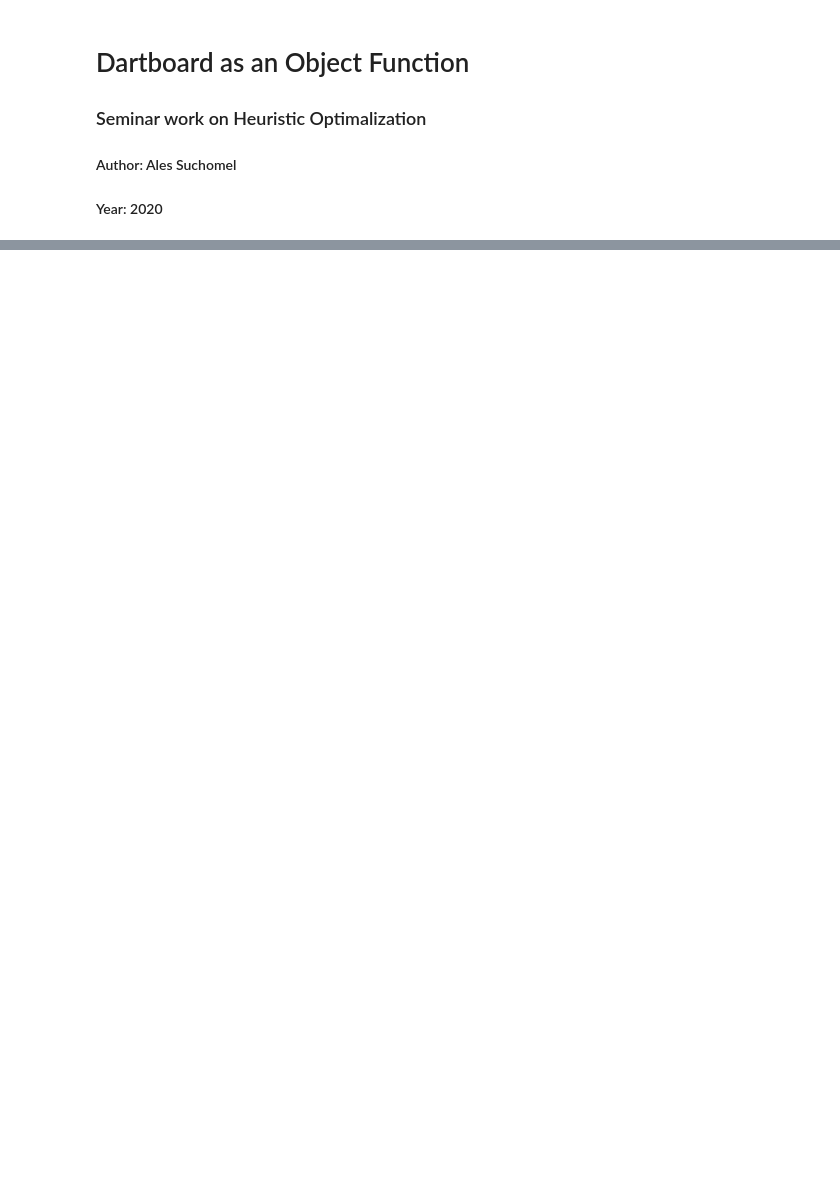
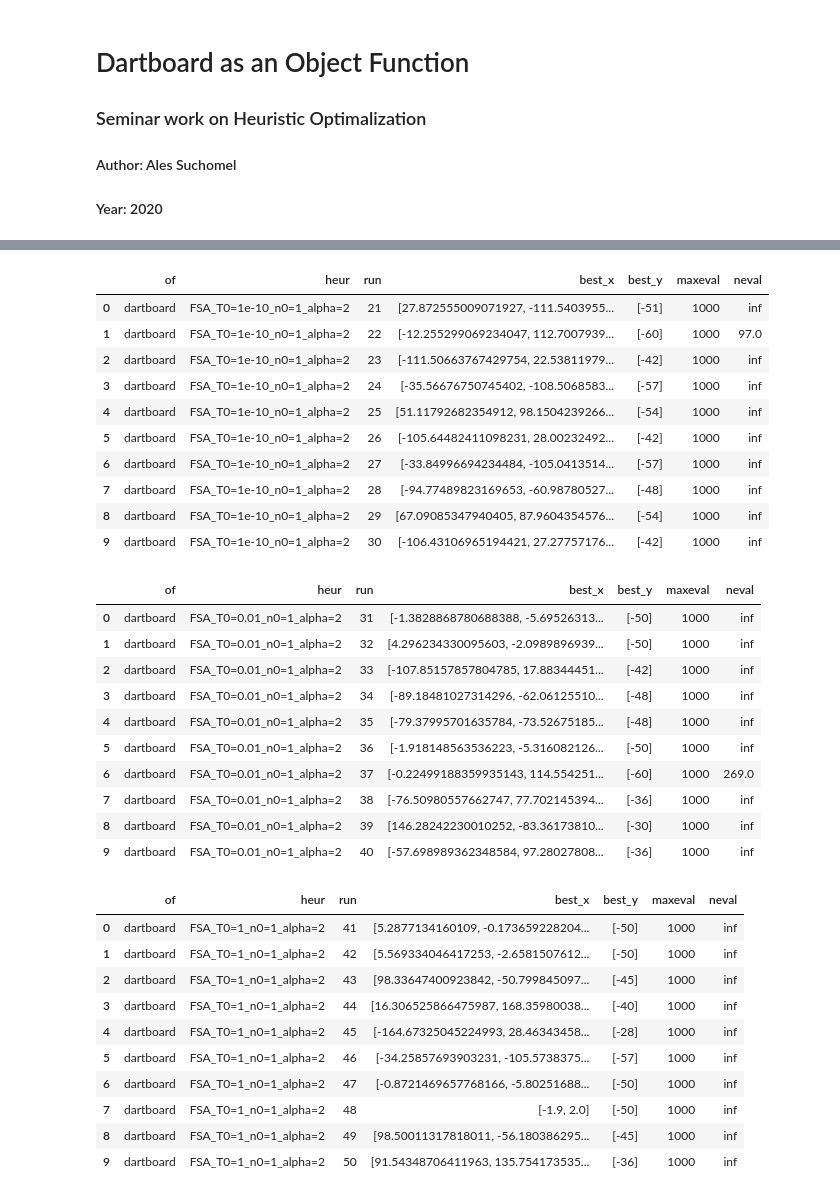
Before and after one commit to matejmojzes/18heur-2020, a Jupyter notebook: assignments/suchomel/Darts_target_heuristic_comparison.ipynb, the cells around one changed output, grey strips where cells are left out. Saved outputs shown, nothing was run; the diff lists cells and outputs as text; code cells hidden in the pictures; blank space fills up the shorter version.

```diff
--- a/assignments/suchomel/Darts_target_heuristic_comparison.ipynb
+++ b/assignments/suchomel/Darts_target_heuristic_comparison.ipynb
@@ -90,0 +136,39 @@ experiment(dartboard,maxeval,NUM_RUNS,hmax,True)
+# %%
+for T0 in [1e-10, 1e-2, 1, np.inf]:
+    mut = CauchyMutation(r=0.5, correction=Correction(dartboard))
+    heur = FastSimulatedAnnealing(dartboard, maxeval=maxeval, T0=T0, n0=1, alpha=2, mutation=mut)
+    display(performer.experiment(heur, 10))
+# %% [output]
+|  | of | heur | run | best_x | best_y | maxeval | neval |
+| 0 | dartboard | FSA_T0=1e-10_n0=1_alpha=2 | 21 | [27.872555009071927, -111.5403955... | [-51] | 1000 | inf |
+| 1 | dartboard | FSA_T0=1e-10_n0=1_alpha=2 | 22 | [-12.255299069234047, 112.7007939... | [-60] | 1000 | 97.0 |
+| 2 | dartboard | FSA_T0=1e-10_n0=1_alpha=2 | 23 | [-111.50663767429754, 22.53811979... | [-42] | 1000 | inf |
+| 3 | dartboard | FSA_T0=1e-10_n0=1_alpha=2 | 24 | [-35.56676750745402, -108.5068583... | [-57] | 1000 | inf |
+| 4 | dartboard | FSA_T0=1e-10_n0=1_alpha=2 | 25 | [51.11792682354912, 98.1504239266... | [-54] | 1000 | inf |
+| 5 | dartboard | FSA_T0=1e-10_n0=1_alpha=2 | 26 | [-105.64482411098231, 28.00232492... | [-42] | 1000 | inf |
+| 6 | dartboard | FSA_T0=1e-10_n0=1_alpha=2 | 27 | [-33.84996694234484, -105.0413514... | [-57] | 1000 | inf |
+| 7 | dartboard | FSA_T0=1e-10_n0=1_alpha=2 | 28 | [-94.77489823169653, -60.98780527... | [-48] | 1000 | inf |
+| 8 | dartboard | FSA_T0=1e-10_n0=1_alpha=2 | 29 | [67.09085347940405, 87.9604354576... | [-54] | 1000 | inf |
+| 9 | dartboard | FSA_T0=1e-10_n0=1_alpha=2 | 30 | [-106.43106965194421, 27.27757176... | [-42] | 1000 | inf |
+|  | of | heur | run | best_x | best_y | maxeval | neval |
+| 0 | dartboard | FSA_T0=0.01_n0=1_alpha=2 | 31 | [-1.3828868780688388, -5.69526313... | [-50] | 1000 | inf |
+| 1 | dartboard | FSA_T0=0.01_n0=1_alpha=2 | 32 | [4.296234330095603, -2.0989896939... | [-50] | 1000 | inf |
+| 2 | dartboard | FSA_T0=0.01_n0=1_alpha=2 | 33 | [-107.85157857804785, 17.88344451... | [-42] | 1000 | inf |
+| 3 | dartboard | FSA_T0=0.01_n0=1_alpha=2 | 34 | [-89.18481027314296, -62.06125510... | [-48] | 1000 | inf |
+| 4 | dartboard | FSA_T0=0.01_n0=1_alpha=2 | 35 | [-79.37995701635784, -73.52675185... | [-48] | 1000 | inf |
+| 5 | dartboard | FSA_T0=0.01_n0=1_alpha=2 | 36 | [-1.918148563536223, -5.316082126... | [-50] | 1000 | inf |
+| 6 | dartboard | FSA_T0=0.01_n0=1_alpha=2 | 37 | [-0.22499188359935143, 114.554251... | [-60] | 1000 | 269.0 |
+| 7 | dartboard | FSA_T0=0.01_n0=1_alpha=2 | 38 | [-76.50980557662747, 77.702145394... | [-36] | 1000 | inf |
+| 8 | dartboard | FSA_T0=0.01_n0=1_alpha=2 | 39 | [146.28242230010252, -83.36173810... | [-30] | 1000 | inf |
+| 9 | dartboard | FSA_T0=0.01_n0=1_alpha=2 | 40 | [-57.698989362348584, 97.28027808... | [-36] | 1000 | inf |
+|  | of | heur | run | best_x | best_y | maxeval | neval |
+| 0 | dartboard | FSA_T0=1_n0=1_alpha=2 | 41 | [5.2877134160109, -0.173659228204... | [-50] | 1000 | inf |
+| 1 | dartboard | FSA_T0=1_n0=1_alpha=2 | 42 | [5.569334046417253, -2.6581507612... | [-50] | 1000 | inf |
+| 2 | dartboard | FSA_T0=1_n0=1_alpha=2 | 43 | [98.33647400923842, -50.799845097... | [-45] | 1000 | inf |
+| 3 | dartboard | FSA_T0=1_n0=1_alpha=2 | 44 | [16.306525866475987, 168.35980038... | [-40] | 1000 | inf |
+| 4 | dartboard | FSA_T0=1_n0=1_alpha=2 | 45 | [-164.67325045224993, 28.46343458... | [-28] | 1000 | inf |
+| 5 | dartboard | FSA_T0=1_n0=1_alpha=2 | 46 | [-34.25857693903231, -105.5738375... | [-57] | 1000 | inf |
+| 6 | dartboard | FSA_T0=1_n0=1_alpha=2 | 47 | [-0.8721469657768166, -5.80251688... | [-50] | 1000 | inf |
+| 7 | dartboard | FSA_T0=1_n0=1_alpha=2 | 48 | [-1.9, 2.0] | [-50] | 1000 | inf |
+| 8 | dartboard | FSA_T0=1_n0=1_alpha=2 | 49 | [98.50011317818011, -56.180386295... | [-45] | 1000 | inf |
+| 9 | dartboard | FSA_T0=1_n0=1_alpha=2 | 50 | [91.54348706411963, 135.754173535... | [-36] | 1000 | inf |
```
Also changed, not shown: parts of 25 cells of this notebook, 19 other files.
